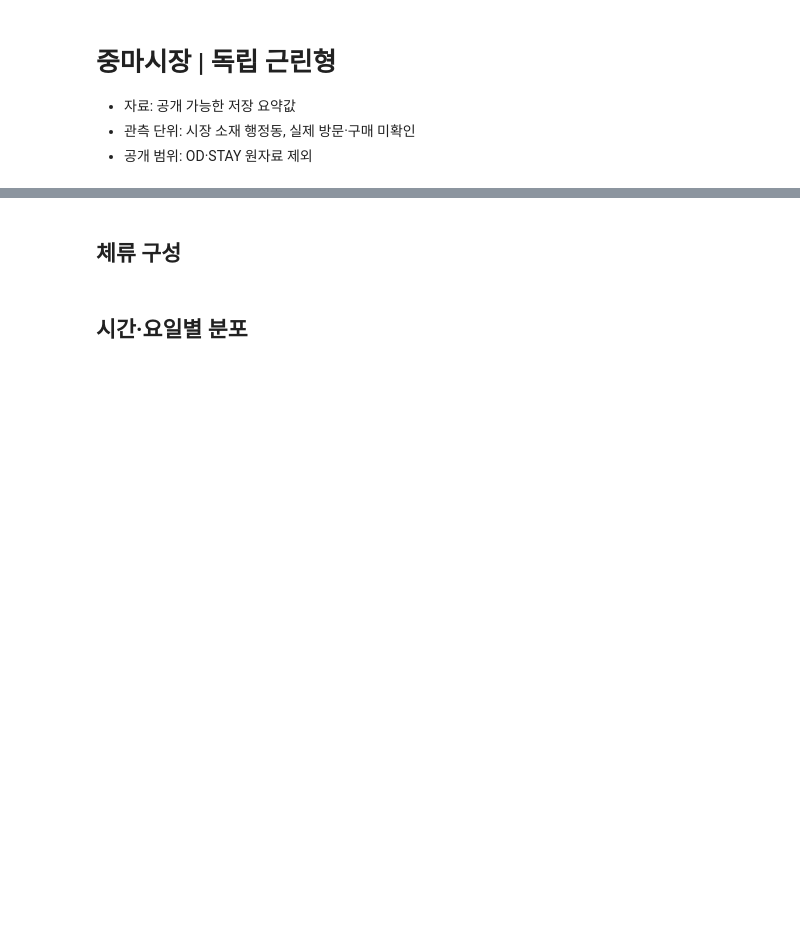
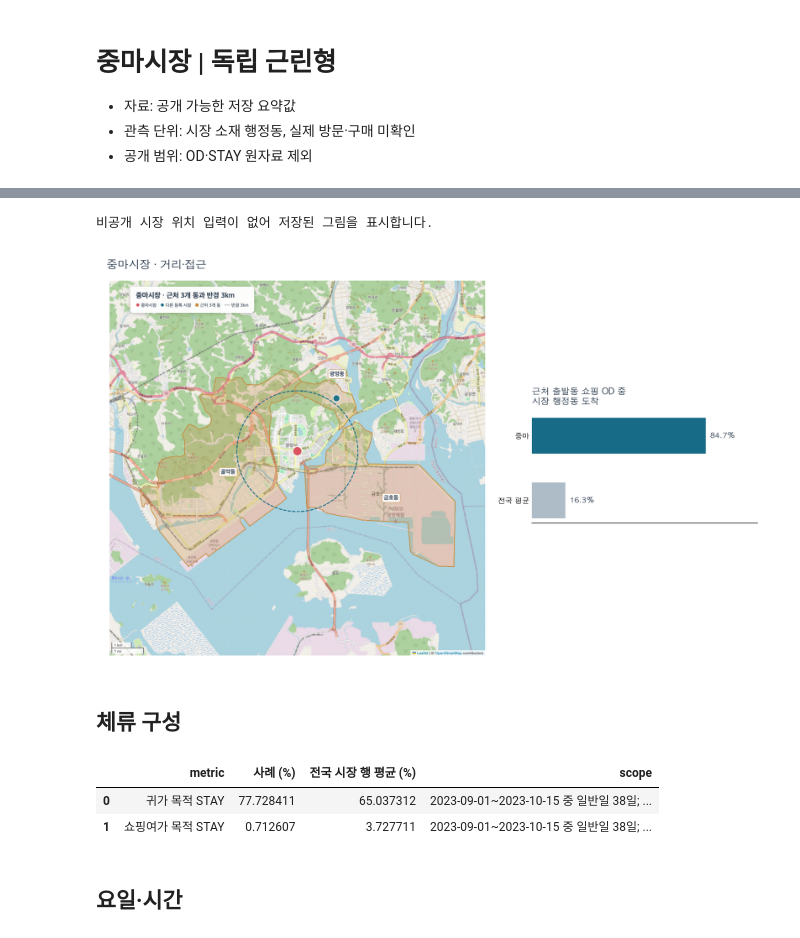
Before and after one commit to hyun8838/bc-market-analysis, a Jupyter notebook: code/08_Jungma.ipynb, the cells around one changed output, grey strips where cells are left out. Saved outputs shown, nothing was run; the diff lists cells and outputs as text; code cells hidden in the pictures; blank space fills up the shorter version.

```diff
--- a/code/08_Jungma.ipynb
+++ b/code/08_Jungma.ipynb
@@ -40,3 +34,23 @@ display(Image(filename=str(FIGS / filename)))
+# %%
+import os, json, tempfile
+from plotting import jungma, render_map_png, plot_jungma_nearby
+source_paths = [os.environ.get(name) for name in
+                ["BC_MARKET_FEATURES", "BC_HDONG_BOUNDARIES", "BC_HDONG_CENTROIDS"]]
+if all(p and Path(p).exists() for p in source_paths):
+    features = pd.read_csv(source_paths[0], dtype={"행정기관코드": str})
+    boundaries = json.loads(Path(source_paths[1]).read_text())
+    centroids = pd.read_csv(source_paths[2], dtype={"행정기관코드": str})
+    with tempfile.TemporaryDirectory() as folder:
+        map_html = jungma(features, boundaries, centroids, Path(folder))
+        map_png = Path(folder) / "map.png"
+        render_map_png(map_html, map_png, 1000, 1000)
+        plot_jungma_nearby(map_png)
+else:
+    print("비공개 시장 위치 입력이 없어 저장된 그림을 표시합니다.")
+display(Image(filename=str(FIGS / "fig_v4_2b_jungma_nearby.png")))
+# %% [output]
+비공개 시장 위치 입력이 없어 저장된 그림을 표시합니다.
+[figure, added]
 # %% [markdown]
 ## 체류 구성
 # %%
@@ -46,10 +60,12 @@ selected = stay.loc[stay["case"].eq(CASE),
 selected[["case_share", "national_market_row_mean"]] *= 100
 display(selected.rename(columns={"case_share":"사례 (%)",
                                   "national_market_row_mean":"전국 시장 행 평균 (%)"}))
-plot_stay_case(CASE)
-display(Image(filename=str(FIGS / STAY_CASES[CASE][0])))
+# %% [output]
+|  | metric | 사례 (%) | 전국 시장 행 평균 (%) | scope |
+| 0 | 귀가 목적 STAY | 77.728411 | 65.037312 | 2023-09-01~2023-10-15 중 일반일 38일; ... |
+| 1 | 쇼핑여가 목적 STAY | 0.712607 | 3.727711 | 2023-09-01~2023-10-15 중 일반일 38일; ... |
 # %% [markdown]
-## 시간·요일별 분포
+## 요일·시간
 # %%
 hourly = HOUR.loc[HOUR["case"].eq(CASE)].copy()
 peaks = hourly.loc[hourly.groupby(["measure", "daytype"])["hour_share"].idxmax(),
```
Also changed, not shown: parts of 6 cells of this notebook, 28 other files.
